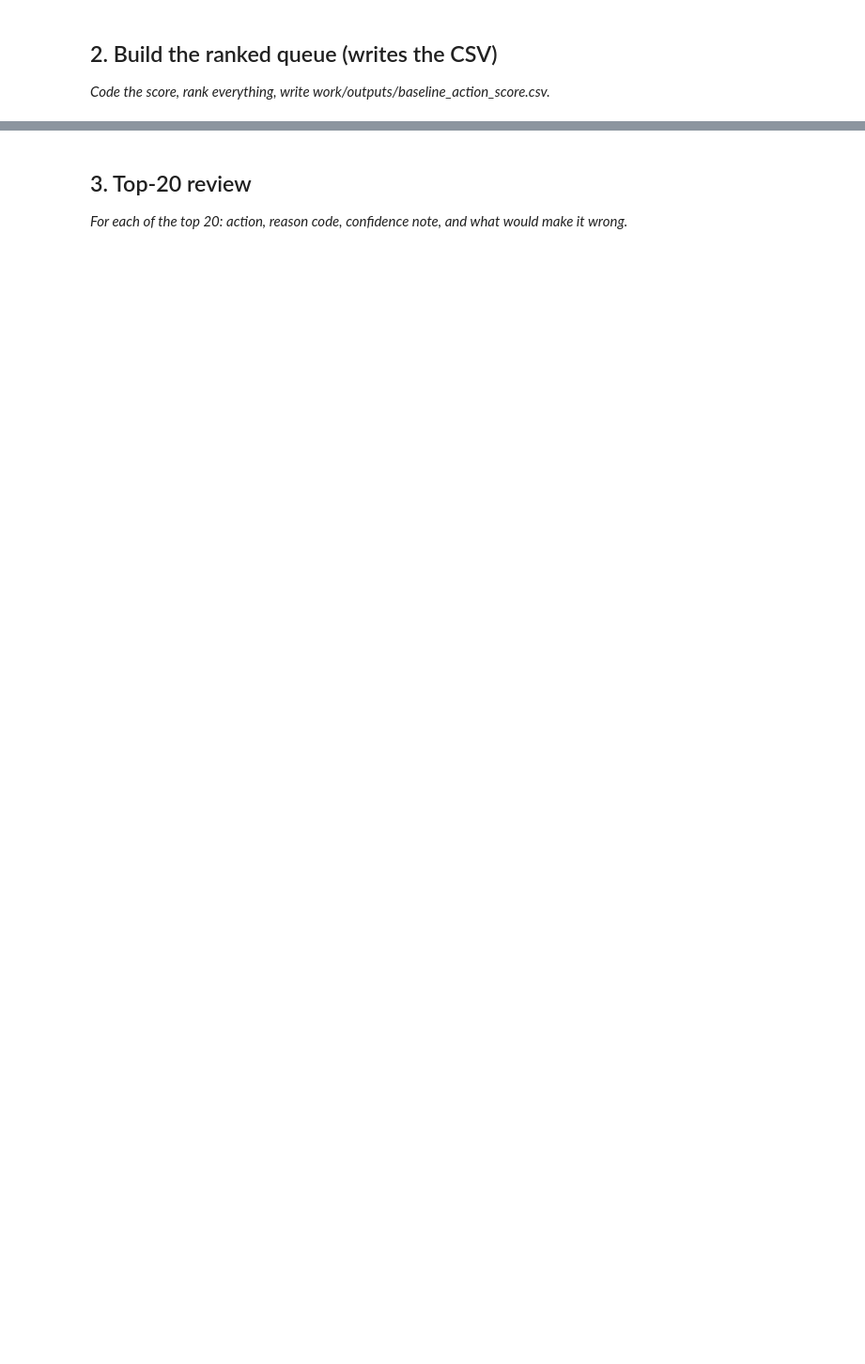
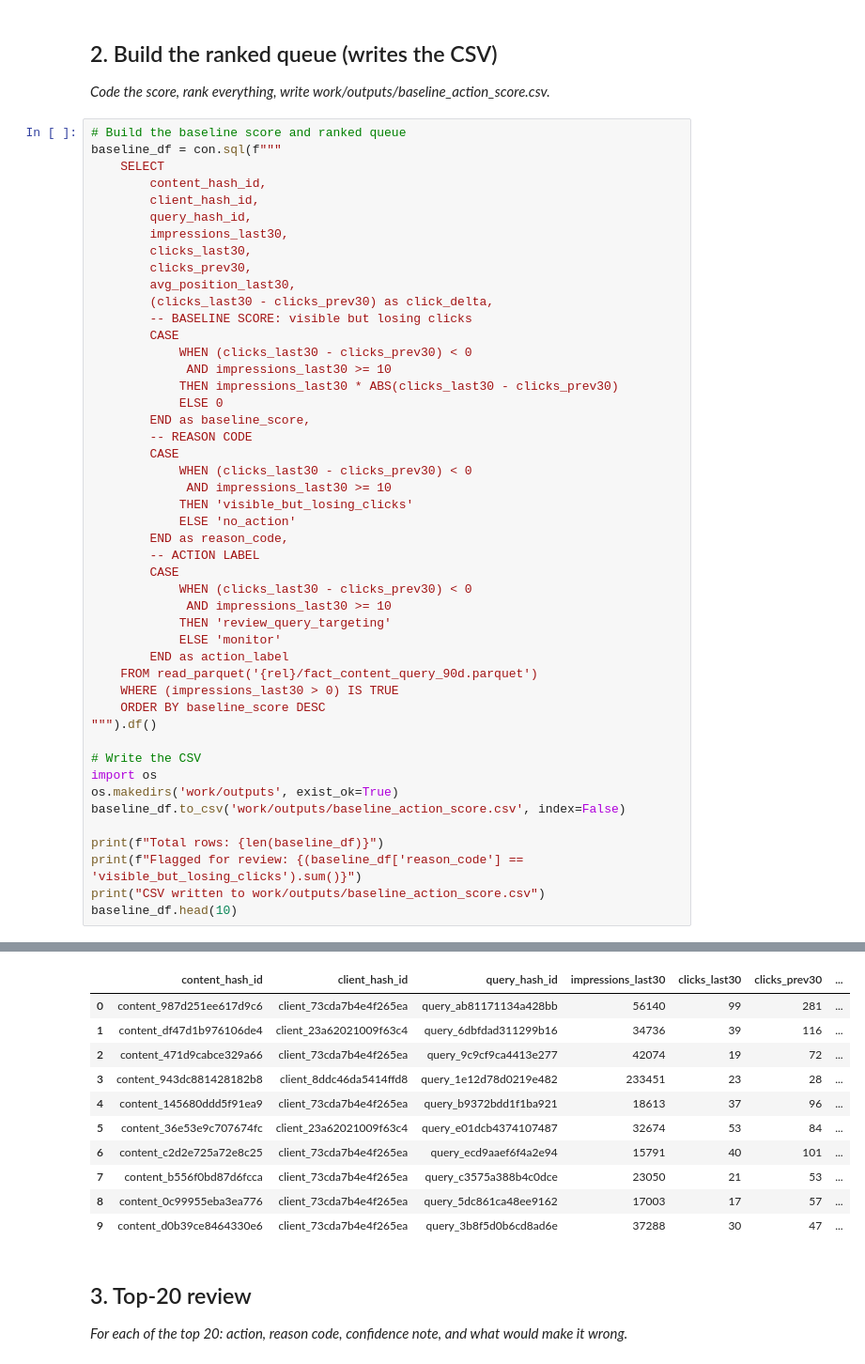
Before and after one commit to aamnamalik16-bit/flyrank-ML-internship, a Jupyter notebook: work/notebooks/w04_baseline_score.ipynb, the cells around one changed output, grey strips where cells are left out. Shown at 94% size. Cells and saved outputs as stored; diff of their text form; blank space fills up the shorter version.

```diff
--- a/work/notebooks/w04_baseline_score.ipynb
+++ b/work/notebooks/w04_baseline_score.ipynb
@@ -14,3 +110,51 @@ This skeleton is yours to fill. Work the sections **in order** — each one has
 ## 2. Build the ranked queue (writes the CSV)
 
 *Code the score, rank everything, write work/outputs/baseline_action_score.csv.*
+# %%
+# Build the baseline score and ranked queue
+baseline_df = con.sql(f"""
+    SELECT
+        content_hash_id,
+        client_hash_id,
+        query_hash_id,
+        impressions_last30,
+        clicks_last30,
+        clicks_prev30,
+        avg_position_last30,
+        (clicks_last30 - clicks_prev30) as click_delta,
+        -- BASELINE SCORE: visible but losing clicks
+        CASE
+            WHEN (clicks_last30 - clicks_prev30) < 0
+             AND impressions_last30 >= 10
+            THEN impressions_last30 * ABS(clicks_last30 - clicks_prev30)
+            ELSE 0
+        END as baseline_score,
+        -- REASON CODE
+        CASE
+            WHEN (clicks_last30 - clicks_prev30) < 0
+             AND impressions_last30 >= 10
+            THEN 'visible_but_losing_clicks'
+            ELSE 'no_action'
+        END as reason_code,
+        -- ACTION LABEL
+        CASE
+            WHEN (clicks_last30 - clicks_prev30) < 0
+             AND impressions_last30 >= 10
+            THEN 'review_query_targeting'
+            ELSE 'monitor'
+        END as action_label
+    FROM read_parquet('{rel}/fact_content_query_90d.parquet')
+    WHERE (impressions_last30 > 0) IS TRUE
+    ORDER BY baseline_score DESC
+""").df()
+
+# Write the CSV
+import os
+os.makedirs('work/outputs', exist_ok=True)
+baseline_df.to_csv('work/outputs/baseline_action_score.csv', index=False)
+
+print(f"Total rows: {len(baseline_df)}")
+print(f"Flagged for review: {(baseline_df['reason_code'] == 'visible_but_losing_clicks').sum()}")
+print("CSV written to work/outputs/baseline_action_score.csv")
+baseline_df.head(10)
+# %% [output]
@@ -17,3 +164,14 @@ This skeleton is yours to fill. Work the sections **in order** — each one has
+|  | content_hash_id | client_hash_id | query_hash_id | impressions_last30 | clicks_last30 | clicks_prev30 | ... |
+| 0 | content_987d251ee617d9c6 | client_73cda7b4e4f265ea | query_ab81171134a428bb | 56140 | 99 | 281 | ... |
+| 1 | content_df47d1b976106de4 | client_23a62021009f63c4 | query_6dbfdad311299b16 | 34736 | 39 | 116 | ... |
+| 2 | content_471d9cabce329a66 | client_73cda7b4e4f265ea | query_9c9cf9ca4413e277 | 42074 | 19 | 72 | ... |
+| 3 | content_943dc881428182b8 | client_8ddc46da5414ffd8 | query_1e12d78d0219e482 | 233451 | 23 | 28 | ... |
+| 4 | content_145680ddd5f91ea9 | client_73cda7b4e4f265ea | query_b9372bdd1f1ba921 | 18613 | 37 | 96 | ... |
+| 5 | content_36e53e9c707674fc | client_23a62021009f63c4 | query_e01dcb4374107487 | 32674 | 53 | 84 | ... |
+| 6 | content_c2d2e725a72e8c25 | client_73cda7b4e4f265ea | query_ecd9aaef6f4a2e94 | 15791 | 40 | 101 | ... |
+| 7 | content_b556f0bd87d6fcca | client_73cda7b4e4f265ea | query_c3575a388b4c0dce | 23050 | 21 | 53 | ... |
+| 8 | content_0c99955eba3ea776 | client_73cda7b4e4f265ea | query_5dc861ca48ee9162 | 17003 | 17 | 57 | ... |
+| 9 | content_d0b39ce8464330e6 | client_73cda7b4e4f265ea | query_3b8f5d0b6cd8ad6e | 37288 | 30 | 47 | ... |
 # %% [markdown]
 ## 3. Top-20 review
 
```
Also changed, not shown: parts of 8 cells of this notebook.
